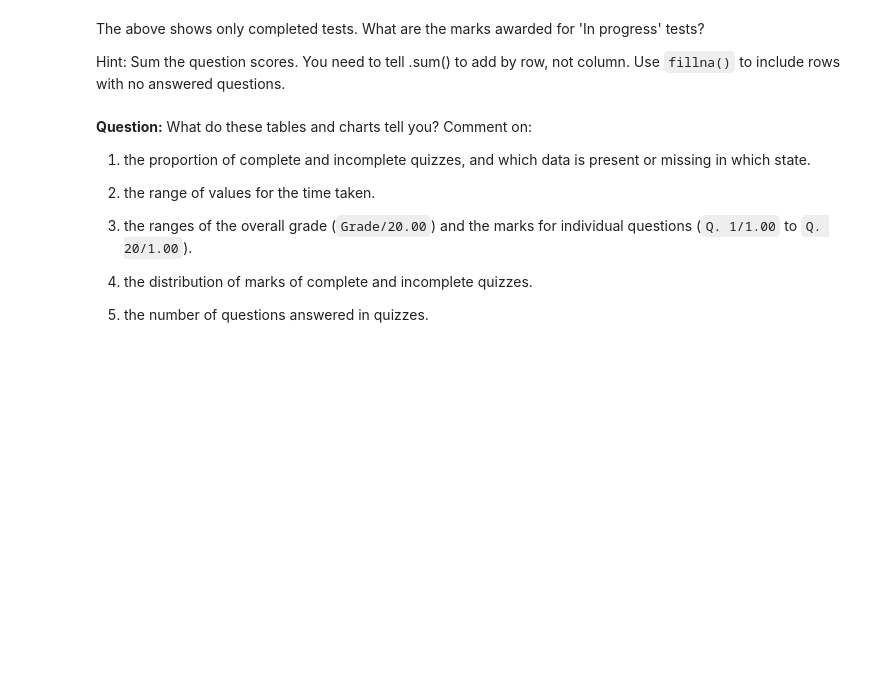
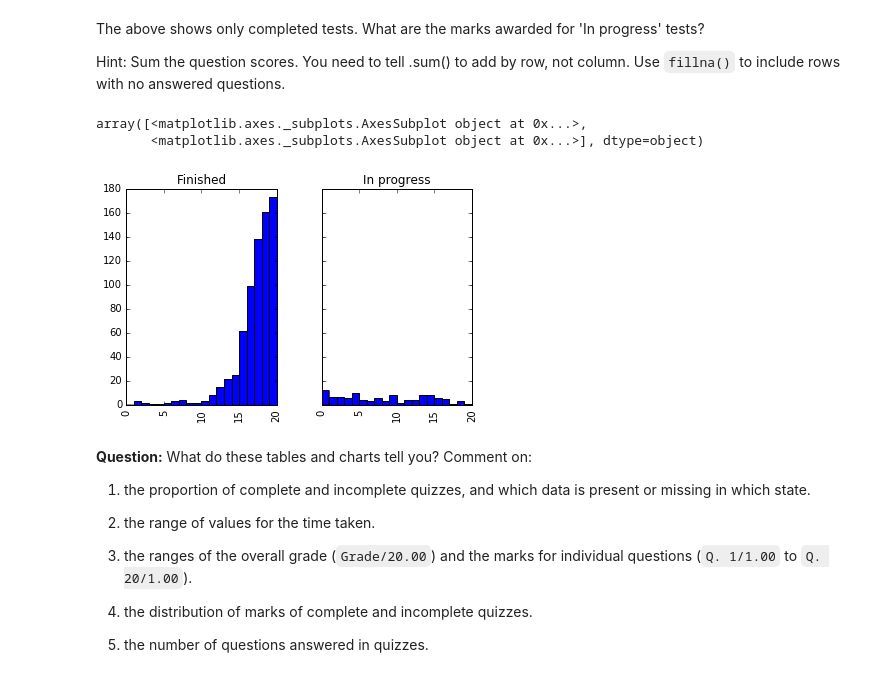
Before and after one commit to prathameshyeotekar1/notebooks, a Jupyter notebook: 2016J_TMA01/2016J_TMA01_q3.ipynb, the cells around one changed output. Cells and saved outputs as stored; diff of their text form; code cells hidden in the pictures; blank space fills up the shorter version.

```diff
--- a/2016J_TMA01/2016J_TMA01_q3.ipynb
+++ b/2016J_TMA01/2016J_TMA01_q3.ipynb
@@ -74,3 +162,21 @@ Hint: Sum the question scores. You need to tell .sum() to add by row, not column
+# %%
+# First, replace all NaNs with 0s, so we can calculate scores for 'in progress' students
+icma_df.fillna(0, inplace=True)
+# Next, recalculate all the students' scores
+
+#get list of columns, and discard all non-answer columns
+answer_columns = list(icma_df)
+answer_columns = answer_columns[12:]
+
+#sum answer columns for each row, and update grade column with result
+icma_df['Grade/20.00'] = icma_df[answer_columns].sum(axis=1)
+
+#now we can replot the histogram, and also group by state to compare..
+icma_df.hist(column='Grade/20.00', bins=range(21), by=['State'], sharey=True)
+# %% [output]
+array([<matplotlib.axes._subplots.AxesSubplot object at 0x...>,
+       <matplotlib.axes._subplots.AxesSubplot object at 0x...>], dtype=object)
+[figure, added]
 # %% [markdown]
 **Question:**
 What do these tables and charts tell you?  Comment on:
```
Also changed, not shown: parts of 15 cells of this notebook, 7 other files.
